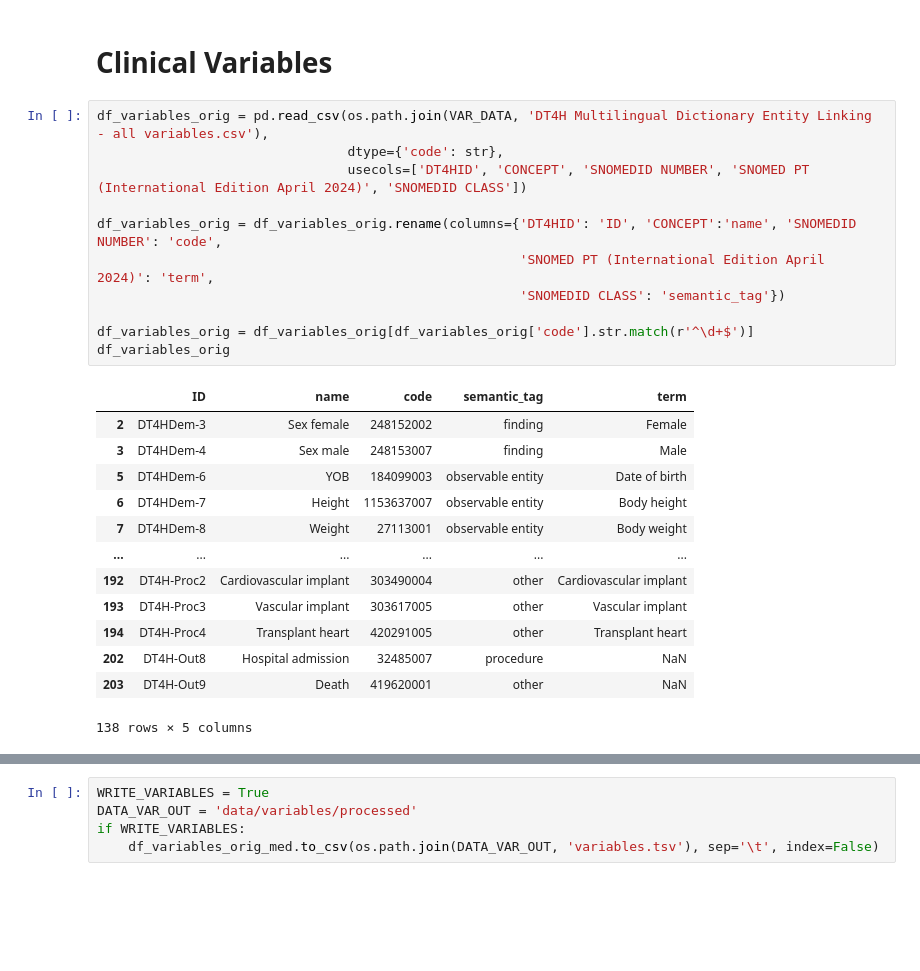
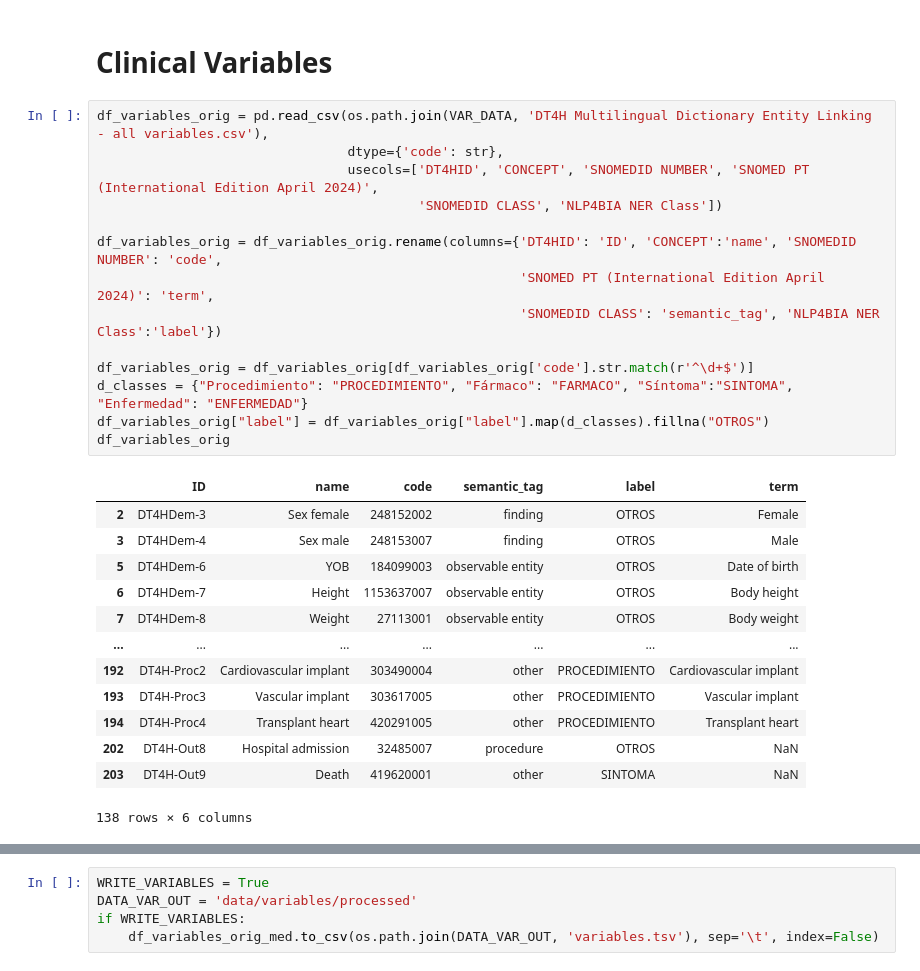
Before and after one commit to nlp4bia-bsc/dt4h-coverage-dash, a Jupyter notebook: notebooks/data-retrieval.ipynb, the cells around one changed output, grey strips where cells are left out. Drawn from its saved outputs; the diff is of its cells as text; blank space fills up the shorter version.

Commit message:
reformat semantic_tags generation for variables

```diff
--- a/notebooks/data-retrieval.ipynb
+++ b/notebooks/data-retrieval.ipynb
@@ -380,28 +380,31 @@ if WRITE_TOTAL:
 # %%
 df_variables_orig = pd.read_csv(os.path.join(VAR_DATA, 'DT4H Multilingual Dictionary Entity Linking - all variables.csv'),
                                 dtype={'code': str},
-                                usecols=['DT4HID', 'CONCEPT', 'SNOMEDID NUMBER', 'SNOMED PT (International Edition April 2024)', 'SNOMEDID CLASS'])
+                                usecols=['DT4HID', 'CONCEPT', 'SNOMEDID NUMBER', 'SNOMED PT (International Edition April 2024)',
+                                         'SNOMEDID CLASS', 'NLP4BIA NER Class'])
 
 df_variables_orig = df_variables_orig.rename(columns={'DT4HID': 'ID', 'CONCEPT':'name', 'SNOMEDID NUMBER': 'code',
                                                       'SNOMED PT (International Edition April 2024)': 'term',
-                                                      'SNOMEDID CLASS': 'semantic_tag'})
+                                                      'SNOMEDID CLASS': 'semantic_tag', 'NLP4BIA NER Class':'label'})
 
 df_variables_orig = df_variables_orig[df_variables_orig['code'].str.match(r'^\d+$')]
+d_classes = {"Procedimiento": "PROCEDIMIENTO", "Fármaco": "FARMACO", "Síntoma":"SINTOMA", "Enfermedad": "ENFERMEDAD"}
+df_variables_orig["label"] = df_variables_orig["label"].map(d_classes).fillna("OTROS")
 df_variables_orig
 # %% [output]
-|  | ID | name | code | semantic_tag | term |
-| 2 | DT4HDem-3 | Sex female | 248152002 | finding | Female |
-| 3 | DT4HDem-4 | Sex male | 248153007 | finding | Male |
-| 5 | DT4HDem-6 | YOB | 184099003 | observable entity | Date of birth |
-| 6 | DT4HDem-7 | Height | 1153637007 | observable entity | Body height |
-| 7 | DT4HDem-8 | Weight | 27113001 | observable entity | Body weight |
-| ... | ... | ... | ... | ... | ... |
-| 192 | DT4H-Proc2 | Cardiovascular implant | 303490004 | other | Cardiovascular implant |
-| 193 | DT4H-Proc3 | Vascular implant | 303617005 | other | Vascular implant |
-| 194 | DT4H-Proc4 | Transplant heart | 420291005 | other | Transplant heart |
-| 202 | DT4H-Out8 | Hospital admission | 32485007 | procedure | NaN |
-| 203 | DT4H-Out9 | Death | 419620001 | other | NaN |
+|  | ID | name | code | semantic_tag | label | term |
+| 2 | DT4HDem-3 | Sex female | 248152002 | finding | OTROS | Female |
+| 3 | DT4HDem-4 | Sex male | 248153007 | finding | OTROS | Male |
+| 5 | DT4HDem-6 | YOB | 184099003 | observable entity | OTROS | Date of birth |
+| 6 | DT4HDem-7 | Height | 1153637007 | observable entity | OTROS | Body height |
+| 7 | DT4HDem-8 | Weight | 27113001 | observable entity | OTROS | Body weight |
+| ... | ... | ... | ... | ... | ... | ... |
+| 192 | DT4H-Proc2 | Cardiovascular implant | 303490004 | other | PROCEDIMIENTO | Cardiovascular implant |
+| 193 | DT4H-Proc3 | Vascular implant | 303617005 | other | PROCEDIMIENTO | Vascular implant |
+| 194 | DT4H-Proc4 | Transplant heart | 420291005 | other | PROCEDIMIENTO | Transplant heart |
+| 202 | DT4H-Out8 | Hospital admission | 32485007 | procedure | OTROS | NaN |
+| 203 | DT4H-Out9 | Death | 419620001 | other | SINTOMA | NaN |
-138 rows × 5 columns
+138 rows × 6 columns
 # %%
 df_variables_med = pd.read_csv(os.path.join(VAR_DATA, 'DT4H Multilingual Dictionary Entity Linking - Medication.csv'),
                                  dtype={'code': str},
```
Also changed, not shown: parts of 4 cells of this notebook.
